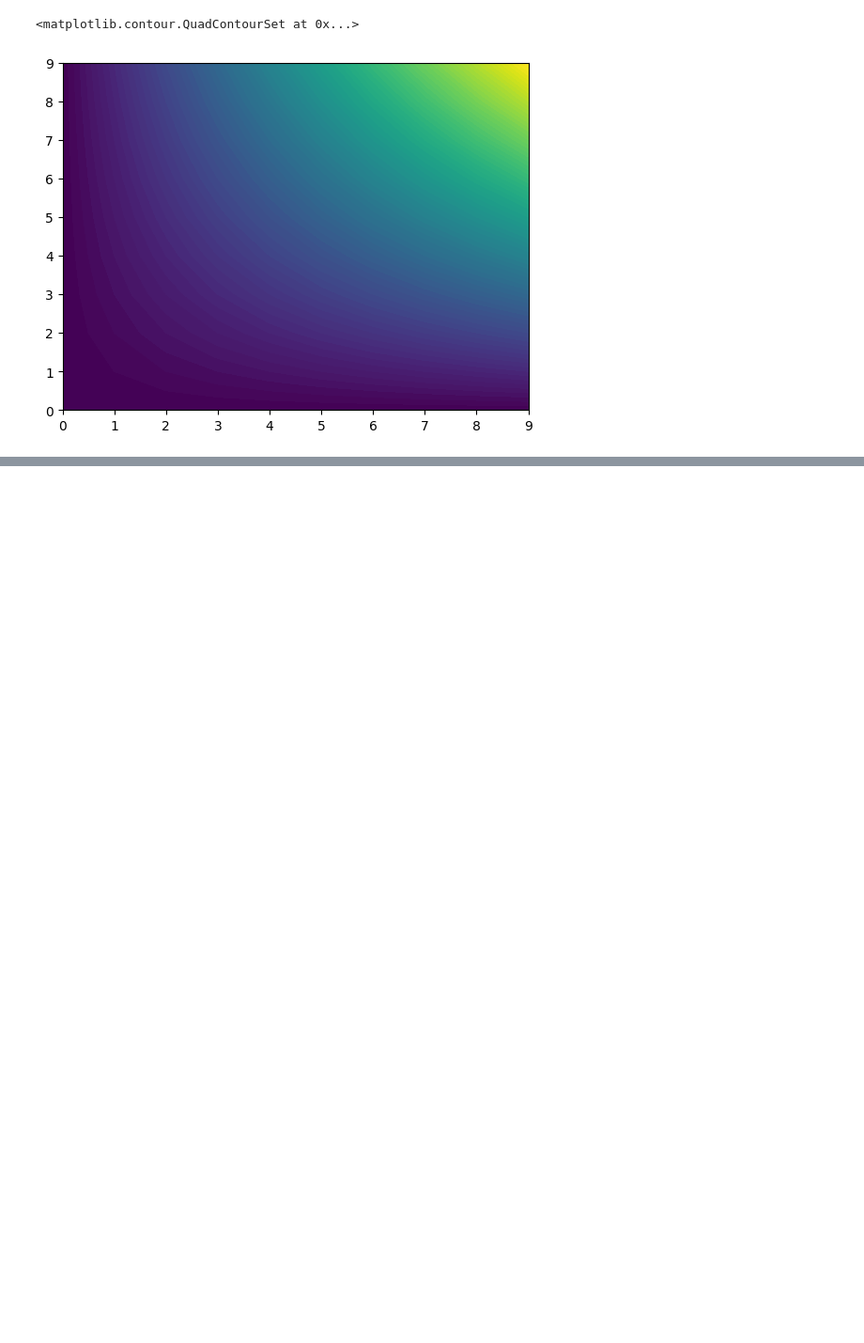
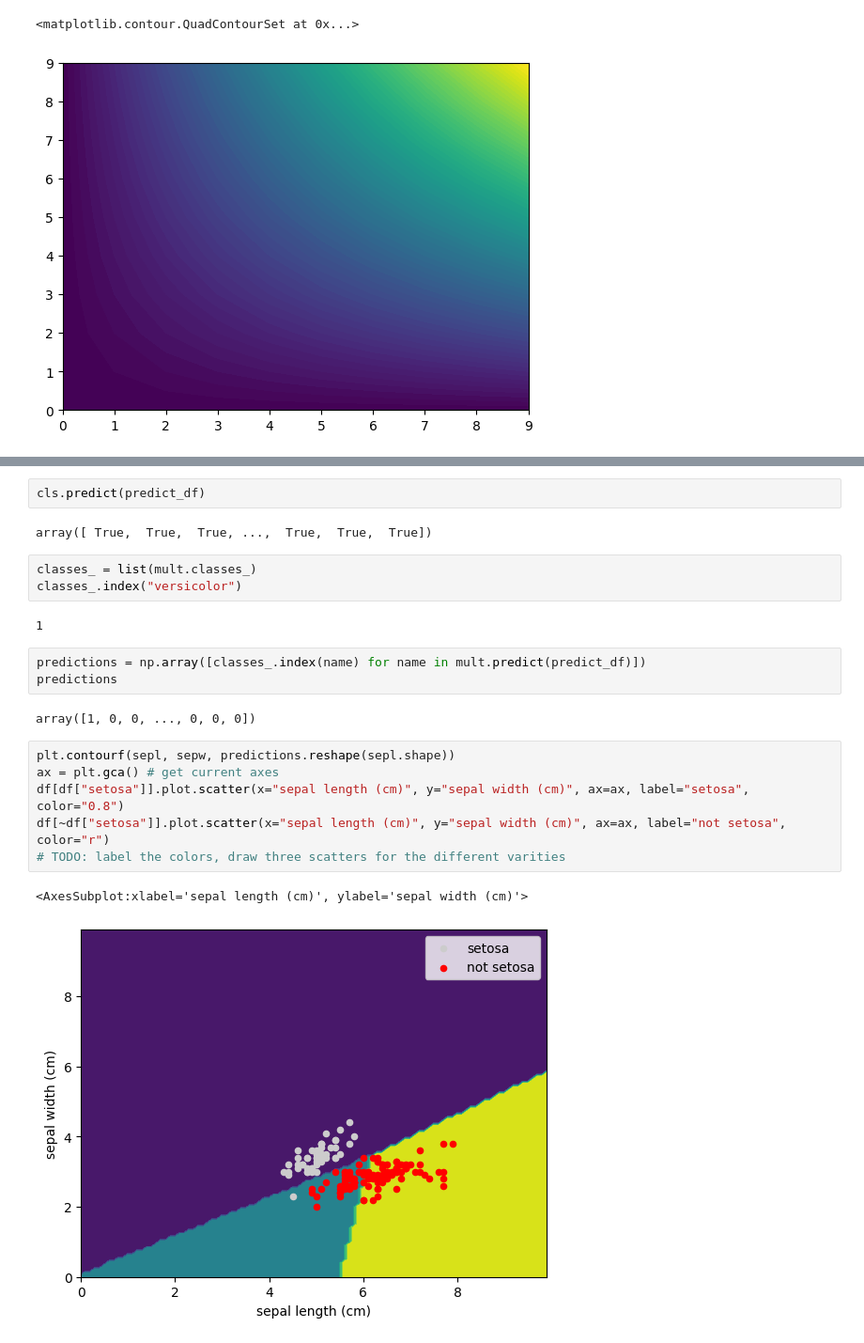
Before and after one commit to cs320-wisc/f22, a Jupyter notebook: lec/34-classification1/lec1.ipynb, the cells around one changed output, grey strips where cells are left out. Shown at 94% size. Cells and saved outputs as stored; diff of their text form; blank space fills up the shorter version.

```diff
--- a/lec/34-classification1/lec1.ipynb
+++ b/lec/34-classification1/lec1.ipynb
@@ -421,0 +466,23 @@ plt.contourf(X, Y, Z, levels=100)
+# %%
+cls.predict(predict_df)
+# %% [output]
+array([ True,  True,  True, ...,  True,  True,  True])
+# %%
+classes_ = list(mult.classes_)
+classes_.index("versicolor")
+# %% [output]
+1
+# %%
+predictions = np.array([classes_.index(name) for name in mult.predict(predict_df)])
+predictions
+# %% [output]
+array([1, 0, 0, ..., 0, 0, 0])
+# %%
+plt.contourf(sepl, sepw, predictions.reshape(sepl.shape))
+ax = plt.gca() # get current axes
+df[df["setosa"]].plot.scatter(x="sepal length (cm)", y="sepal width (cm)", ax=ax, label="setosa", color="0.8")
+df[~df["setosa"]].plot.scatter(x="sepal length (cm)", y="sepal width (cm)", ax=ax, label="not setosa", color="r")
+# TODO: label the colors, draw three scatters for the different varities
+# %% [output]
+<AxesSubplot:xlabel='sepal length (cm)', ylabel='sepal width (cm)'>
+[figure, added]
```
Also changed, not shown: parts of 24 cells of this notebook, 1 other file.
